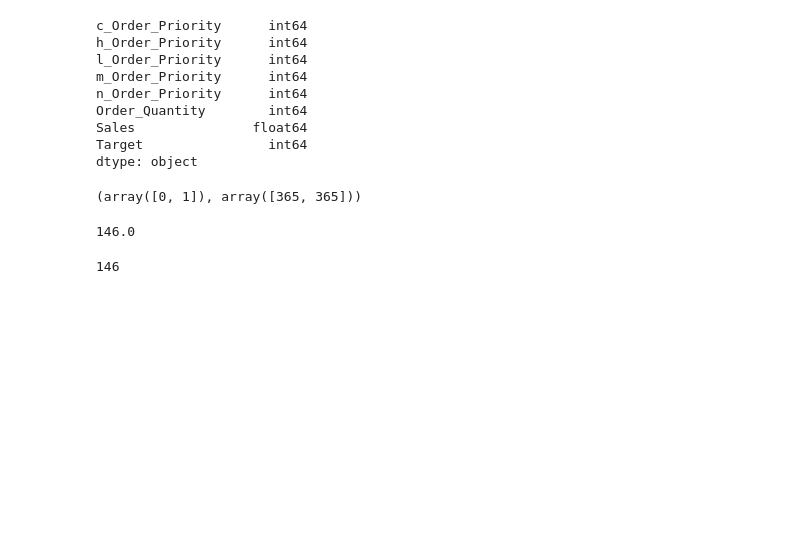
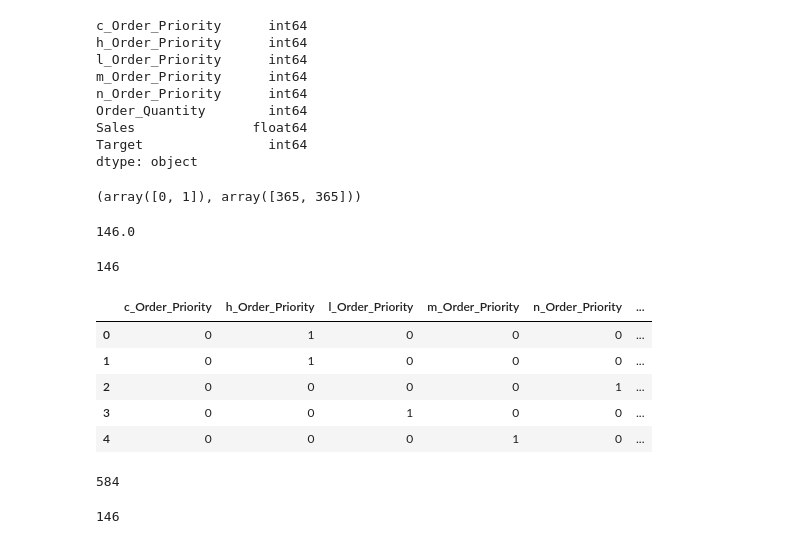
Before and after one commit to mardoniofranca/obatala, a Jupyter notebook: 5_modelo_aprendizagem_fast.ipynb, the cells around one changed output. Cells and saved outputs as stored; diff of their text form; code cells hidden in the pictures; blank space fills up the shorter version.

```diff
--- a/5_modelo_aprendizagem_fast.ipynb
+++ b/5_modelo_aprendizagem_fast.ipynb
@@ -217,3 +219,12 @@ np.unique(df['Target'], return_counts = True)
 77 + 69
 # %% [output]
 146
+# %%
+dfx.head()
+# %% [output]
+|  | c_Order_Priority | h_Order_Priority | l_Order_Priority | m_Order_Priority | n_Order_Priority | ... |
+| 0 | 0 | 1 | 0 | 0 | 0 | ... |
+| 1 | 0 | 1 | 0 | 0 | 0 | ... |
+| 2 | 0 | 0 | 0 | 0 | 1 | ... |
+| 3 | 0 | 0 | 1 | 0 | 0 | ... |
+| 4 | 0 | 0 | 0 | 1 | 0 | ... |
@@ -219,0 +235,4 @@ np.unique(df['Target'], return_counts = True)
+# %%
+len(train)
+# %% [output]
+584
@@ -219,0 +241,4 @@ np.unique(df['Target'], return_counts = True)
+# %%
+len(test)
+# %% [output]
+146
```
Also changed, not shown: parts of 20 cells of this notebook, 10 other files.
